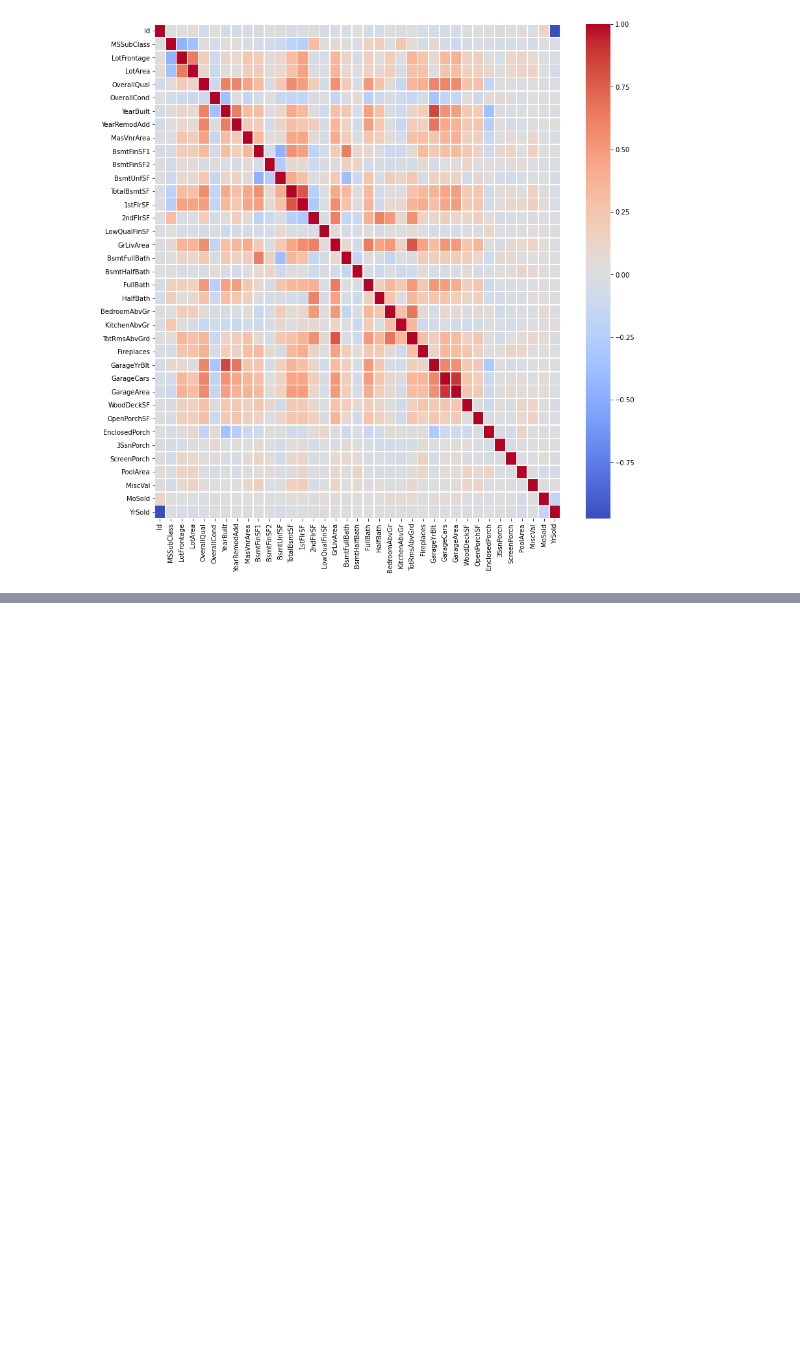
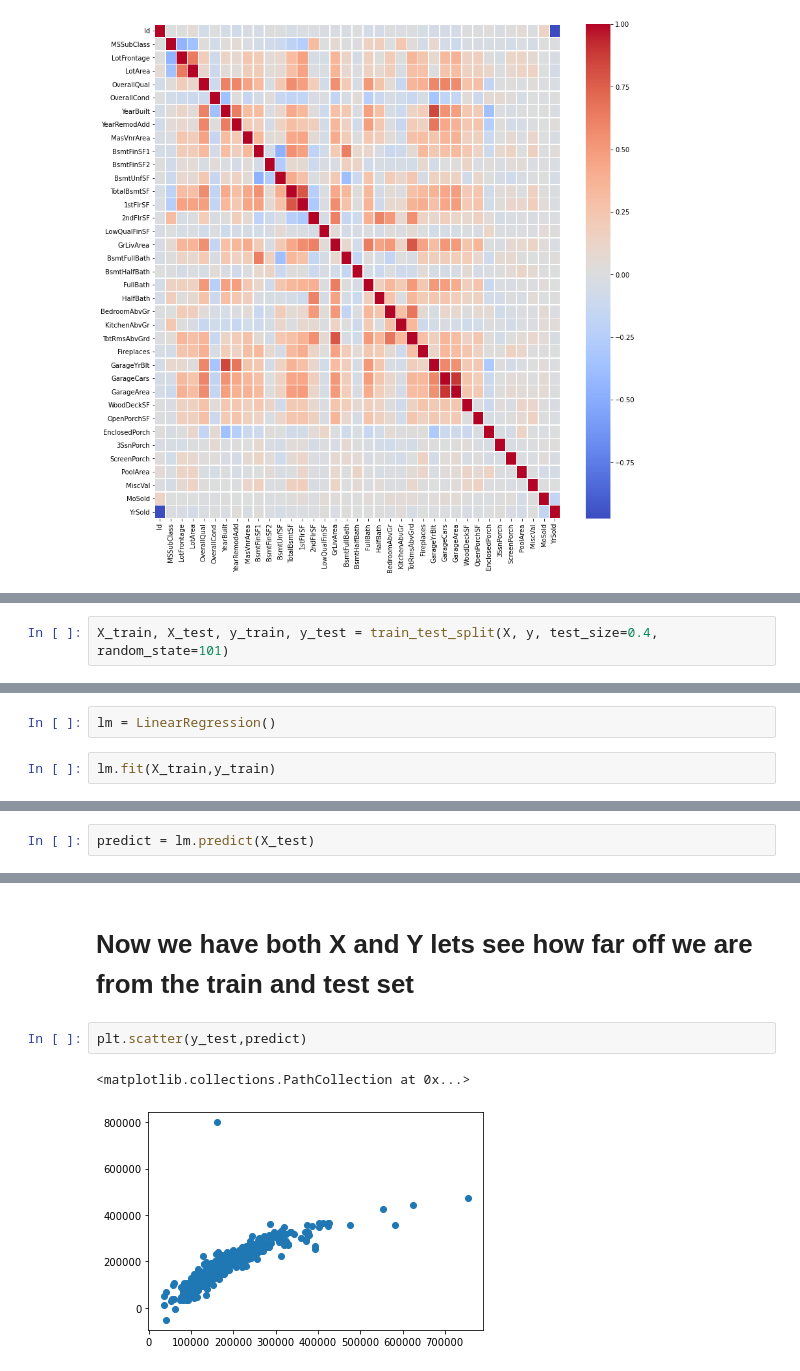
Before and after one commit to HunterKane/Predicting-Housing-Prices---Kaggle-Competition, a Jupyter notebook: house-prices-advanced-regression-techniques/Predicting House Prices - Kaggle Competition.ipynb, the cells around one changed output, grey strips where cells are left out. Saved outputs shown, nothing was run; the diff lists cells and outputs as text; blank space fills up the shorter version.

```diff
--- a/house-prices-advanced-regression-techniques/Predicting House Prices - Kaggle Competition.ipynb
+++ b/house-prices-advanced-regression-techniques/Predicting House Prices - Kaggle Competition.ipynb
@@ -158,0 +272,2 @@ sns.heatmap(testdf.corr(), linewidths=.5, ax=ax, cmap= 'coolwarm')
+# %%
+X_train, X_test, y_train, y_test = train_test_split(X, y, test_size=0.4, random_state=101)
@@ -158,0 +276,4 @@ sns.heatmap(testdf.corr(), linewidths=.5, ax=ax, cmap= 'coolwarm')
+# %%
+lm = LinearRegression()
+# %%
+lm.fit(X_train,y_train)
@@ -158,0 +331,2 @@ sns.heatmap(testdf.corr(), linewidths=.5, ax=ax, cmap= 'coolwarm')
+# %%
+predict = lm.predict(X_test)
@@ -158,0 +368,7 @@ sns.heatmap(testdf.corr(), linewidths=.5, ax=ax, cmap= 'coolwarm')
+# %% [markdown]
+# Now we have both X and Y lets see how far off we are from the train and test set
+# %%
+plt.scatter(y_test,predict)
+# %% [output]
+<matplotlib.collections.PathCollection at 0x...>
+[figure, added]
```
Also changed, not shown: parts of 29 cells of this notebook.
